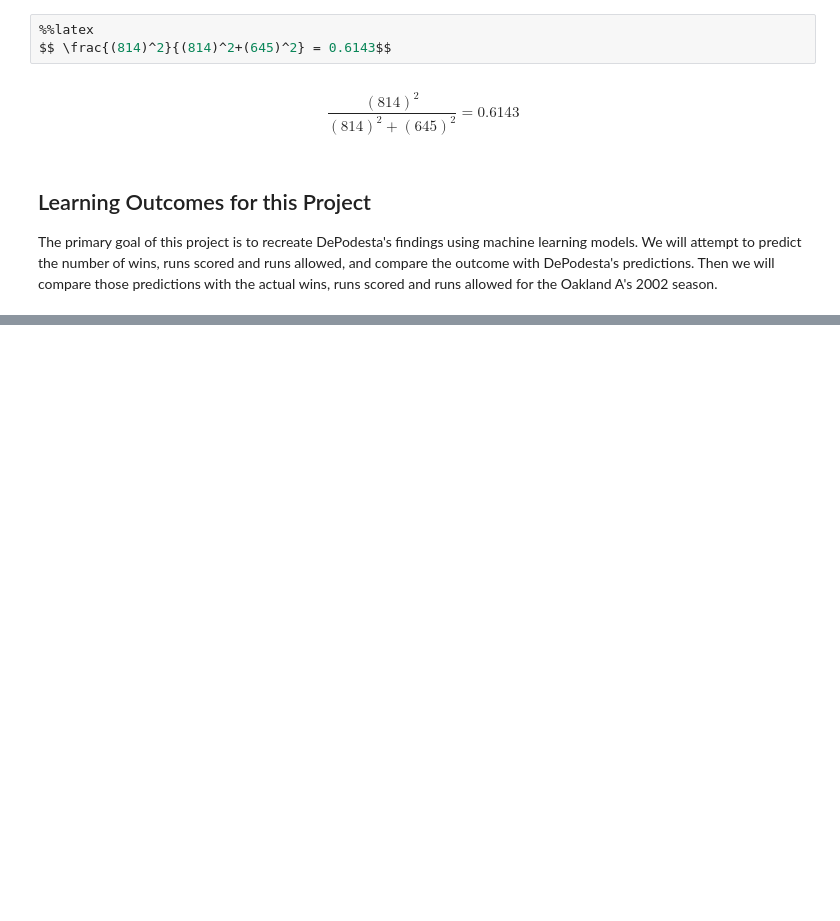
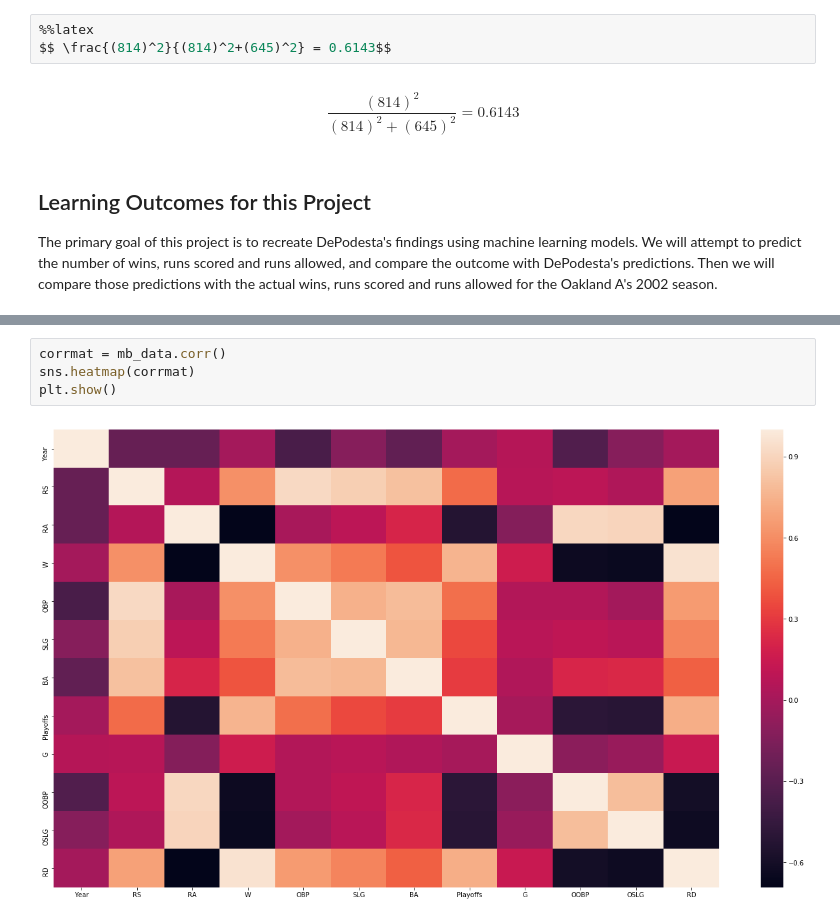
Before and after one commit to GlennSG/Moneyball, a Jupyter notebook: Moneyball Supervised Learning Analysis.ipynb, the cells around one changed output, grey strips where cells are left out. Drawn from its saved outputs; the diff is of its cells as text; blank space fills up the shorter version.

```diff
--- a/Moneyball Supervised Learning Analysis.ipynb
+++ b/Moneyball Supervised Learning Analysis.ipynb
@@ -112,0 +122,6 @@ The primary goal of this project is to recreate DePodesta's findings using machi
+# %%
+corrmat = mb_data.corr()
+sns.heatmap(corrmat)
+plt.show()
+# %% [output]
+[figure, added]
```
Also changed, not shown: parts of 82 cells of this notebook.
